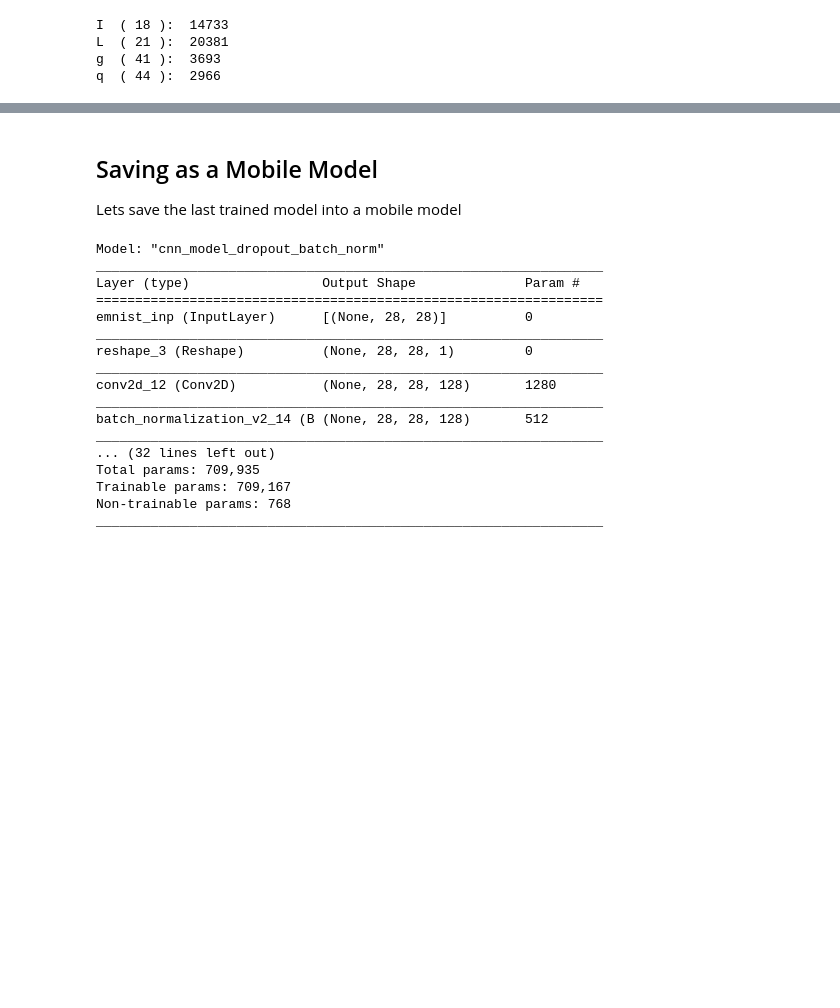
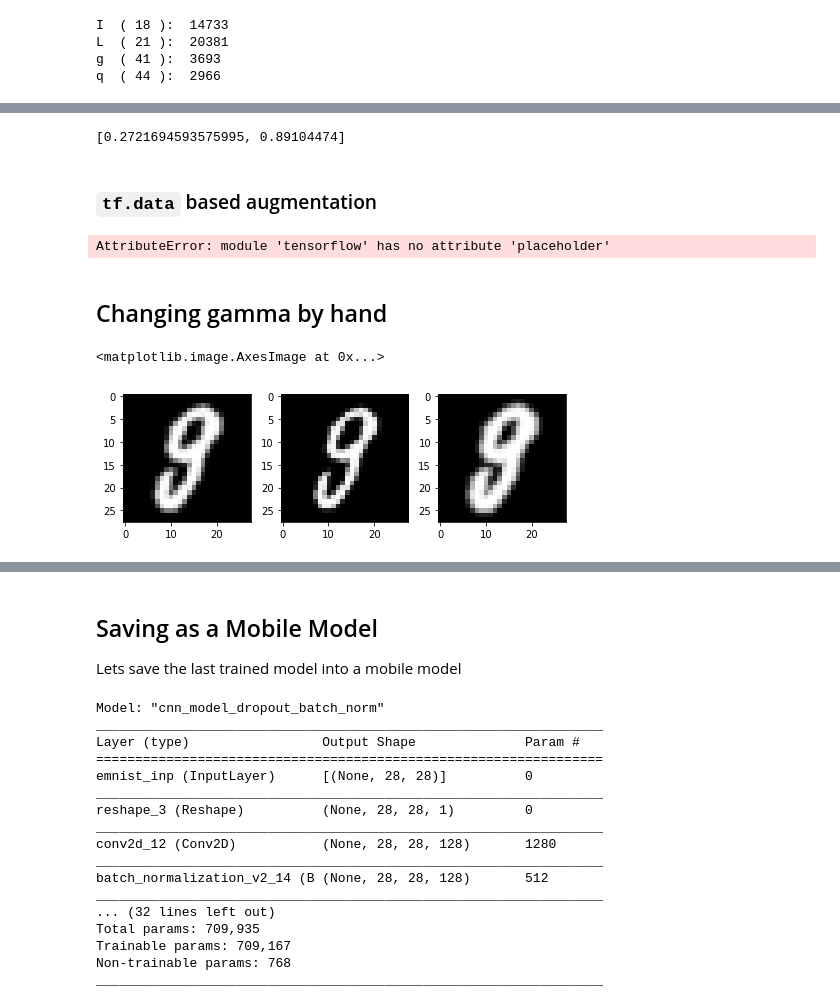
Before and after one commit to PacktPublishing/Hands-On-Deep-Learning-for-Mobile, a Jupyter notebook: Chapter5/mobile_cnn_model.ipynb, the cells around one changed output, grey strips where cells are left out. Drawn from its saved outputs; the diff is of its cells as text; code cells hidden in the pictures; blank space fills up the shorter version.

Commit message:
manual dataug working

```diff
--- a/Chapter5/mobile_cnn_model.ipynb
+++ b/Chapter5/mobile_cnn_model.ipynb
@@ -660,14 +625,15 @@ q_data.shape  # just checking for the right dimensions and numbers
 # %%
-print(q_data.shape)
-#print(q_data[1])
-
 # Now lets use the tf.image package to create variants
 sam, h, w = q_data.shape
-q_data = np.reshape(q_data, [samples, h, w, 1])
-q_data_brightness = tf.image.random_brightness(q_data, 0.6, seed=9)  # random seed for reproducibility
-q_data_contrast = tf.image.random_contrast(q_data, 0.2, 0.8, seed=9)  # random seed for reproducibility
+q_data = np.reshape(q_data, [sam, h, w, 1])  # TF methods expect atleast 1 channel
+#q_data_brightness = tf.image.random_brightness(q_data, 0.6, seed=9)  # random seed for reproducibility
+#q_data_contrast = tf.image.random_contrast(q_data, 0.2, 0.8, seed=9)  # random seed for reproducibility
+q_data_brightness = tf.image.adjust_brightness(q_data, 0.1)
+q_data_contrast = tf.image.adjust_contrast(q_data, 0.1)
+q_data_gamma = tf.image.adjust_gamma(q_data, gamma=3.0)  # make it bright
+q_data_gamma_2 = tf.image.adjust_gamma(q_data, gamma=0.3)
 q_data_flip = tf.image.random_flip_up_down(q_data, seed=9)
-print(q_data_brightness[1], [28, 28])
+#print(q_data_brightness[1], [28, 28])
 print(q_data_brightness.shape)
 # %% [output]
 (3693, 28, 28)
@@ -707,0 +843,61 @@ plt.imshow(sample, cmap='gray')
+# %%
+datagen = keras.preprocessing.image.ImageDataGenerator(
+    samplewise_center=True,
+    samplewise_std_normalization=True,
+    )
+
+# reshape data for use
+n_sampl, h, w = test['features'].shape
+test_data = np.reshape(test['features'], (n_sampl, h, w, 1))
+
+# compute quantities required for featurewise normalization
+# (std, mean, and principal components if ZCA whitening is applied)
+datagen.fit(test_data)
+
+# reshape testing data
+#n_test, h, w = norm_test_features.shape
+#test_data = np.reshape(norm_test_features, (n_test, h, w, 1))
+
+# Evaluate the model on the test set
+cnn2_do_bn_dataug.evaluate_generator(datagen.flow(test_data, one_hot_test_labels))
+# %% [output]
+[0.2721694593575995, 0.89104474]
+# %% [markdown]
+### `tf.data` based augmentation
+# %%
+# lets construct a tf.dataset with the training data
+#training_data = tf.data.Dataset.from_tensor_slices((train['features'], train['labels']))
+features_placeholder = tf.placeholder(train['features'].dtype, train['features'].shape)
+labels_placeholder = tf.placeholder(train['labels'].dtype, train['labels'].shape)
+
+dataset = tf.data.Dataset.from_tensor_slices((features_placeholder, labels_placeholder))
+# %% [output]
+AttributeError: module 'tensorflow' has no attribute 'placeholder'
+# %% [markdown]
+## Changing gamma by hand
+# %%
+# encoded = ((original / 255) ^ (1 / gamma)) * 255
+# now take a sample image and code it using this gamma formula
+gamma1 = 0.33
+gamma2 = 2.0
+
+def enhance_gamma(img, gamma):
+    return ((img / 255.) ** (1 / gamma)) * 255.
+# %%
+dull_q = enhance_gamma(q_data, gamma1)  # makes the image duller
+bright_q = enhance_gamma(q_data, gamma2)  # makes the image brighter / higher luminosity
+# %%
+fig=plt.figure(figsize=(8, 8))
+row, col = (3, 3)
+
+fig.add_subplot(row, col, 1)
+plt.imshow(q_data[1].squeeze(), cmap='gray')
+
+fig.add_subplot(row, col, 2)
+plt.imshow(dull_q[1].squeeze(), cmap='gray')
+
+fig.add_subplot(row, col, 3)
+plt.imshow(bright_q[1].squeeze(), cmap='gray')
+# %% [output]
+<matplotlib.image.AxesImage at 0x...>
+[figure, added]
```
Also changed, not shown: parts of 22 cells of this notebook.
